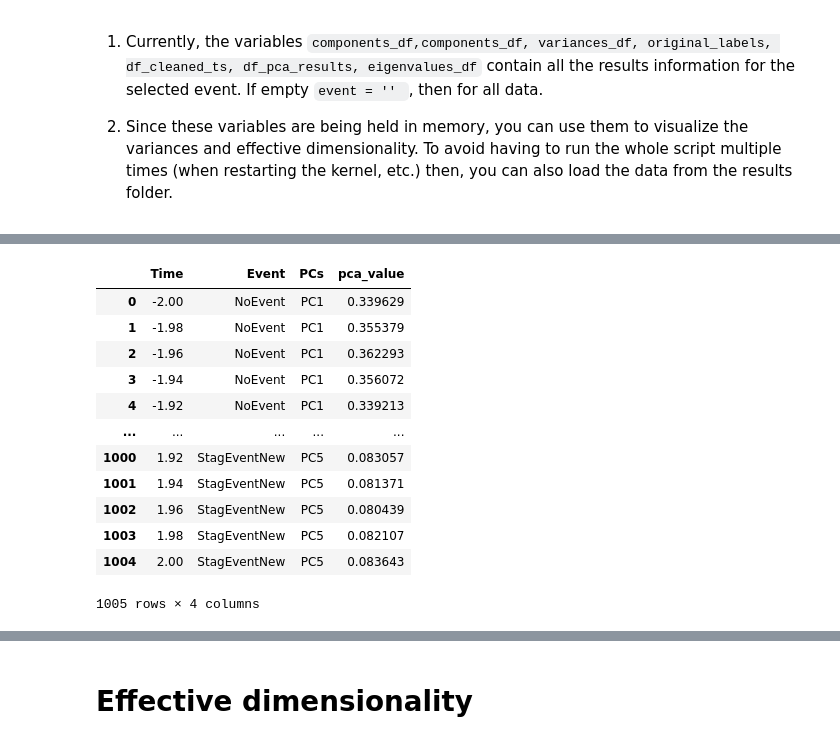
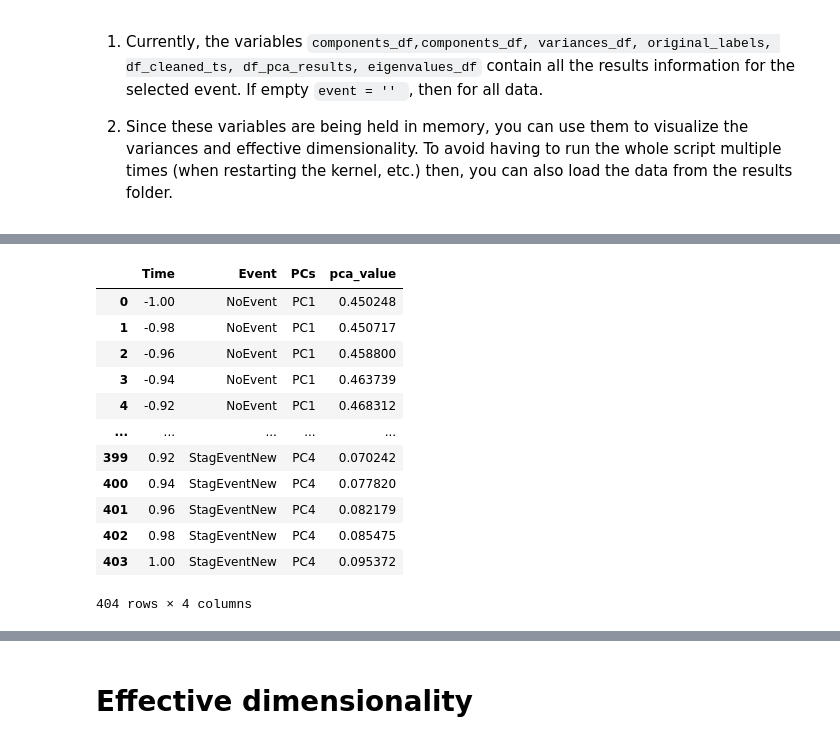
Before and after one commit to JohnMadrid/fpca-takeOverRequests, a Jupyter notebook: pca.ipynb, the cells around one changed output, grey strips where cells are left out. Cells and saved outputs as stored; diff of their text form; code cells hidden in the pictures.

```diff
--- a/pca.ipynb
+++ b/pca.ipynb
@@ -1101,7 +1100,7 @@ scaled = True
 # Interactive mode, False => save results only
 interactive=True
 legend_mode='completion' # of 'condition' to color by 'ExperimentalCondition'
-save_results=False
+save_results=True
 
 components_df, variances_df, original_labels, df_cleaned_ts,df_pca_results, eigenvalues_df = visualize_event_pca(df_single_event, event=event, features=features, scaled=scaled, save_results=save_results, interactive=interactive, legend_mode=legend_mode, start_ts = start_ts, end_ts=end_ts)
 # %% [output]
@@ -1174,24 +1168,24 @@ Folder: variances/event_StagEventNew
 # %%
 folder = 'variances'
 folder_path = os.path.join(base_dir, folder)
-csv_files = glob.glob(os.path.join(folder_path, 'event_StagEventNew/variances_event_StagEventNew_timestamp_all_5_variables.csv'))
+csv_files = glob.glob(os.path.join(folder_path, 'event_StagEventNew/variances_event_StagEventNew_timestamp_all_4_variables.csv'))
 print(f"Found {len(csv_files)} CSV files in /data/pca_results/variances/:")
 for f in csv_files:
     print(f"File: {os.path.basename(f)}")
 
 if not csv_files:
-    raise FileNotFoundError("No CSV files found in /data/pca_results/components/")
+    raise FileNotFoundError("No CSV files found in /data/pca_results/variances/")
 
 # Only allow a single file to be loaded; if multiple, warn and ask user to specify which
 if len(csv_files) == 0:
-    raise FileNotFoundError("No CSV files found in /data/pca_results/components/")
+    raise FileNotFoundError("No CSV files found in /data/pca_results/variances/")
 elif len(csv_files) == 1:
-    components_df = pd.read_csv(csv_files[0])
+    variances_df = pd.read_csv(csv_files[0])
 else:
-    print("Warning: Multiple CSV files found in /data/pca_results/components/:")
+    print("Warning: Multiple CSV files found in /data/pca_results/variances/:")
     for idx, f in enumerate(csv_files):
         print(f"{idx}: {os.path.basename(f)}")
     raise RuntimeError("Multiple component files found. Please specify which file to load by setting the correct path or removing extra files.")
-components_df
+variances_df
 # %% [output]
 Found 1 CSV files in /data/pca_results/variances/:
@@ -1212,22 +1206,21 @@ File: variances_event_StagEventNew_timestamp_all_5_variables.csv
 # %%
 # Convert df to long format
-components_df = components_df.melt(id_vars=['Time','Event'], var_name='PCs', value_name='pca_value')
-# components_df = components_df.drop(columns=['Features']).melt(id_vars=['Time','Event'], var_name='PCs', value_name='pca_value')
-components_df
+variances_df = variances_df.melt(id_vars=['Time','Event'], var_name='PCs', value_name='pca_value')
+variances_df
 # %% [output]
 |  | Time | Event | PCs | pca_value |
-| 0 | -2.00 | NoEvent | PC1 | 0.339629 |
-| 1 | -1.98 | NoEvent | PC1 | 0.355379 |
-| 2 | -1.96 | NoEvent | PC1 | 0.362293 |
-| 3 | -1.94 | NoEvent | PC1 | 0.356072 |
-| 4 | -1.92 | NoEvent | PC1 | 0.339213 |
+| 0 | -1.00 | NoEvent | PC1 | 0.450248 |
+| 1 | -0.98 | NoEvent | PC1 | 0.450717 |
+| 2 | -0.96 | NoEvent | PC1 | 0.458800 |
+| 3 | -0.94 | NoEvent | PC1 | 0.463739 |
+| 4 | -0.92 | NoEvent | PC1 | 0.468312 |
 | ... | ... | ... | ... | ... |
-| 1000 | 1.92 | StagEventNew | PC5 | 0.083057 |
-| 1001 | 1.94 | StagEventNew | PC5 | 0.081371 |
-| 1002 | 1.96 | StagEventNew | PC5 | 0.080439 |
-| 1003 | 1.98 | StagEventNew | PC5 | 0.082107 |
-| 1004 | 2.00 | StagEventNew | PC5 | 0.083643 |
+| 399 | 0.92 | StagEventNew | PC4 | 0.070242 |
+| 400 | 0.94 | StagEventNew | PC4 | 0.077820 |
+| 401 | 0.96 | StagEventNew | PC4 | 0.082179 |
+| 402 | 0.98 | StagEventNew | PC4 | 0.085475 |
+| 403 | 1.00 | StagEventNew | PC4 | 0.095372 |
-1005 rows × 4 columns
+404 rows × 4 columns
 # %%
 import matplotlib.pyplot as plt
 
```
Also changed, not shown: parts of 5 cells of this notebook, 1 other file.
